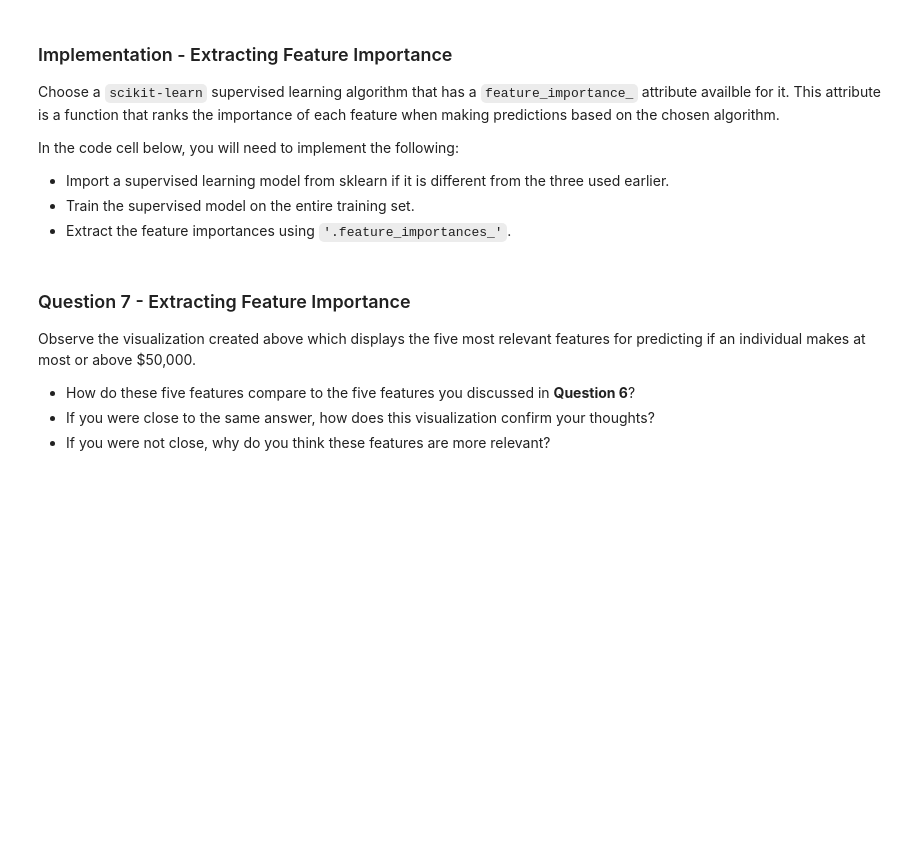
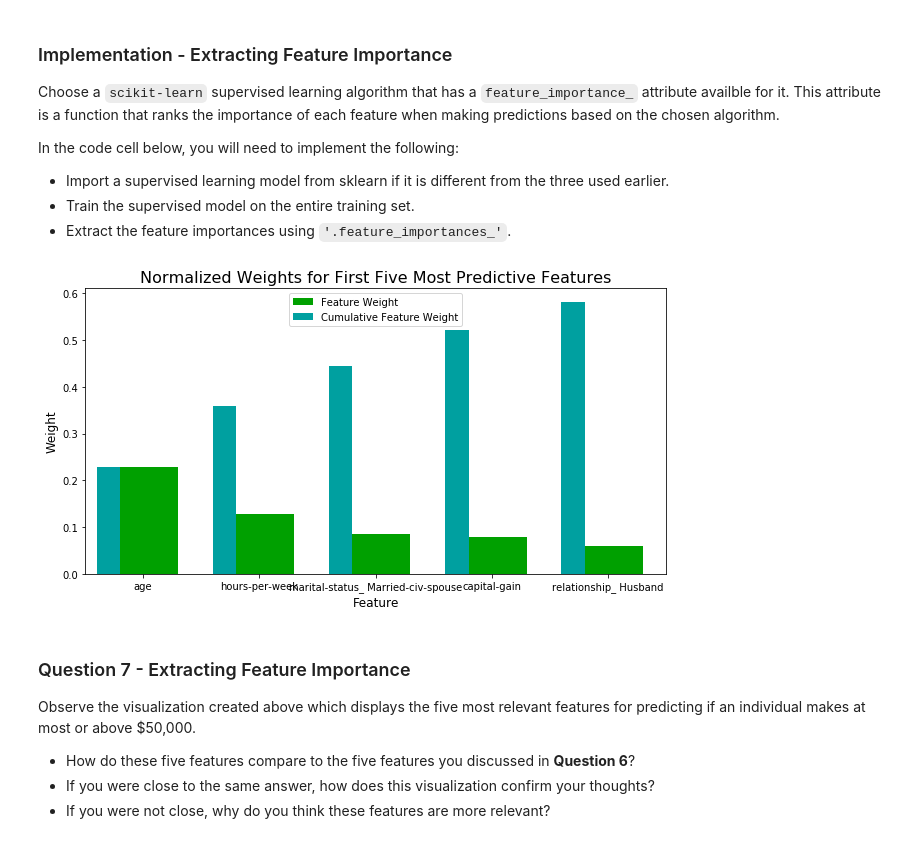
Before and after one commit to AmmarJawad/Machine-Learning-Engineer_Nanodegree, a Jupyter notebook: finding_donors/finding_donors.ipynb, the cells around one changed output. Cells and saved outputs as stored; diff of their text form; code cells hidden in the pictures; blank space fills up the shorter version.

```diff
--- a/finding_donors/finding_donors.ipynb
+++ b/finding_donors/finding_donors.ipynb
@@ -567,16 +581,18 @@ In the code cell below, you will need to implement the following:
  - Extract the feature importances using `'.feature_importances_'`.
 # %%
 # TODO: Import a supervised learning model that has 'feature_importances_'
-
+from sklearn.ensemble import ExtraTreesClassifier
 
 # TODO: Train the supervised model on the training set using .fit(X_train, y_train)
-model = None
-
+clf = ExtraTreesClassifier()
+model = clf.fit(X_train, y_train)
 # TODO: Extract the feature importances using .feature_importances_
-importances = None
+importances = model.feature_importances_
 
 # Plot
 vs.feature_plot(importances, X_train, y_train)
+# %% [output]
+[figure, added]
 # %% [markdown]
 ### Question 7 - Extracting Feature Importance
 
```
Also changed, not shown: parts of 11 cells of this notebook.
